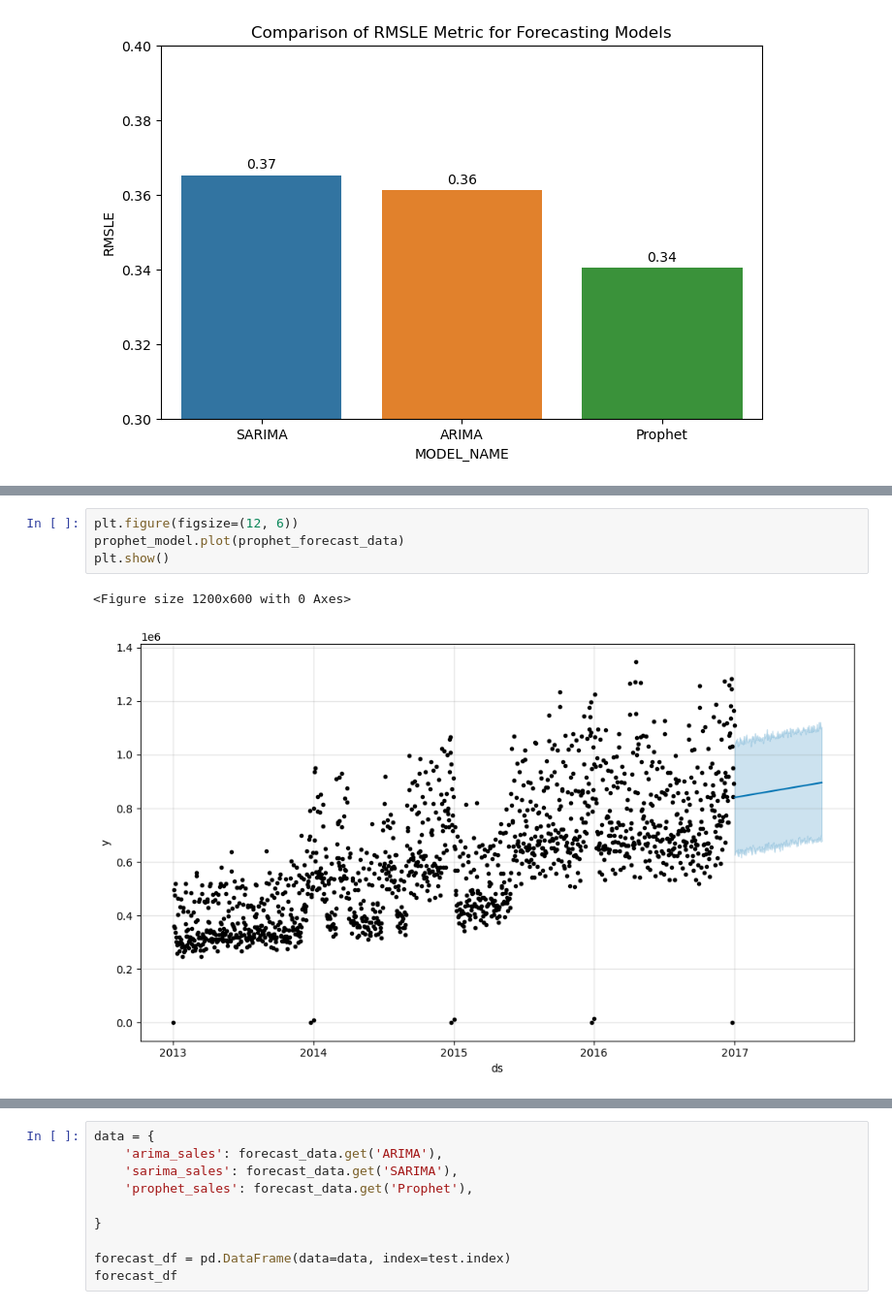
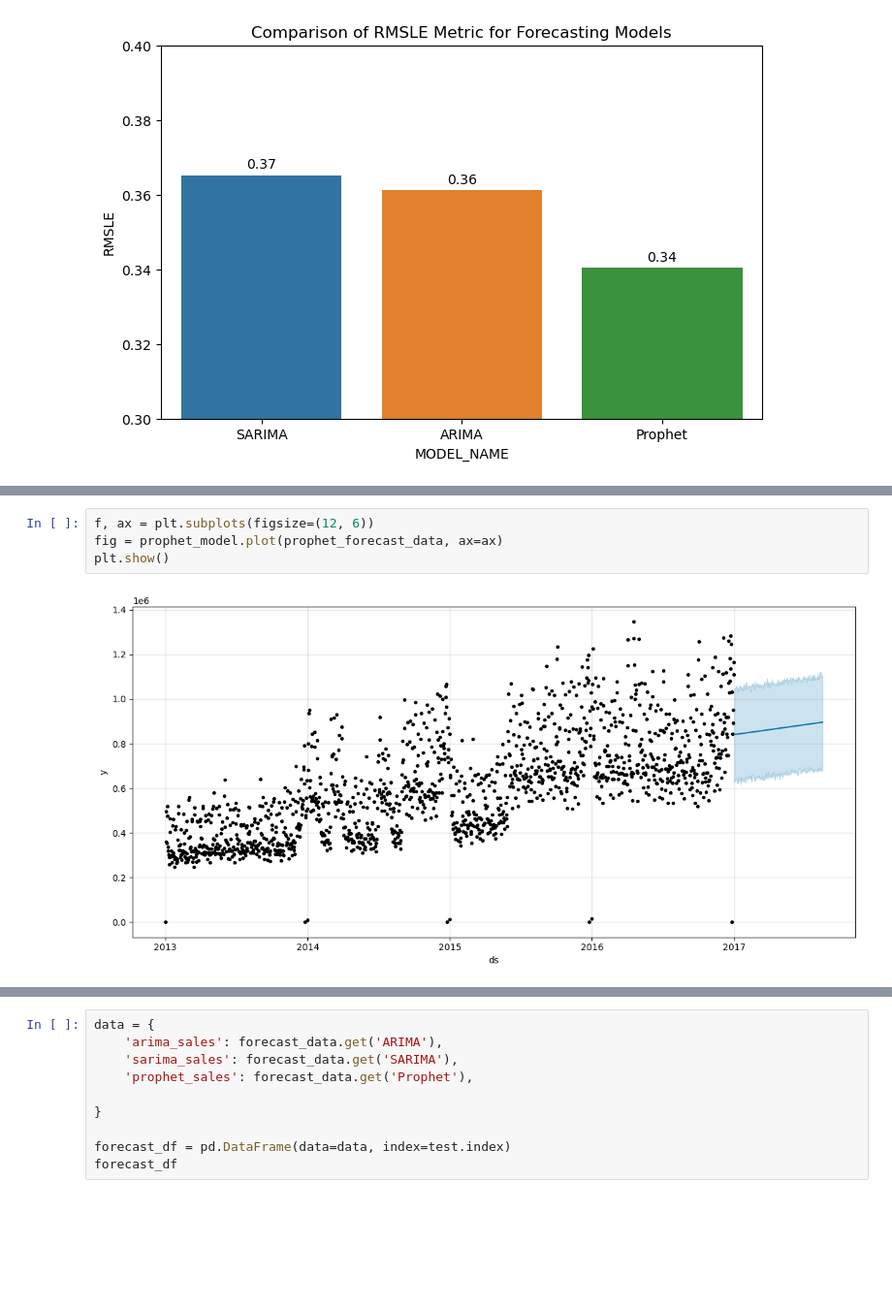
Before and after one commit to MumoMutiso/regression_collaboration, a Jupyter notebook: Time Series Regression Analysis.ipynb, the cells around one changed output, grey strips where cells are left out. Shown at 97% size. Saved outputs shown, nothing was run; the diff lists cells and outputs as text; blank space fills up the shorter version.

```diff
--- a/Time Series Regression Analysis.ipynb
+++ b/Time Series Regression Analysis.ipynb
@@ -1596,10 +1638,9 @@ The evaluation results indicate that the Prophet model outperforms SARIMA and AR
 2. **Continuous Monitoring and Refinement:**
    - Regularly monitor model performance and refine forecasting methodologies to adapt to evolving market dynamics and consumer behavior.
 # %%
-plt.figure(figsize=(12, 6))
-prophet_model.plot(prophet_forecast_data)
+f, ax = plt.subplots(figsize=(12, 6))
+fig = prophet_model.plot(prophet_forecast_data, ax=ax)
 plt.show()
 # %% [output]
-<Figure size 1200x600 with 0 Axes>
-[figure, old version]
+[figure, new version]
 # %%
```
Also changed, not shown: parts of 14 cells of this notebook.
